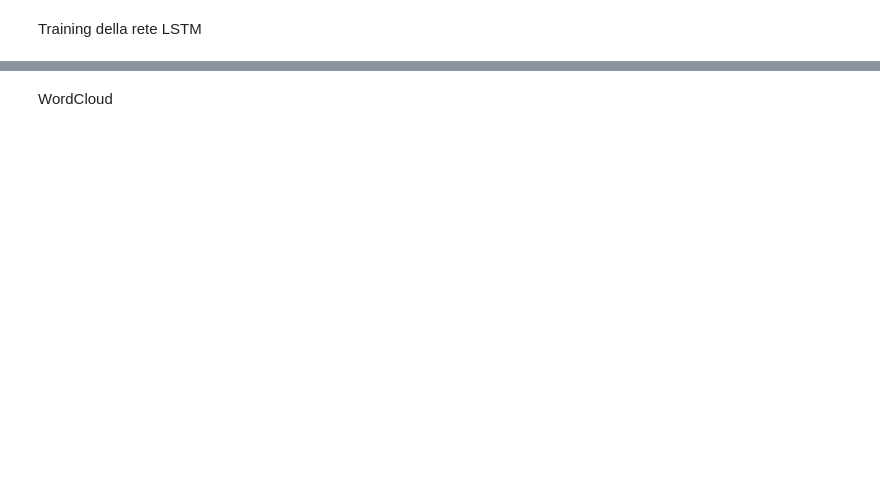
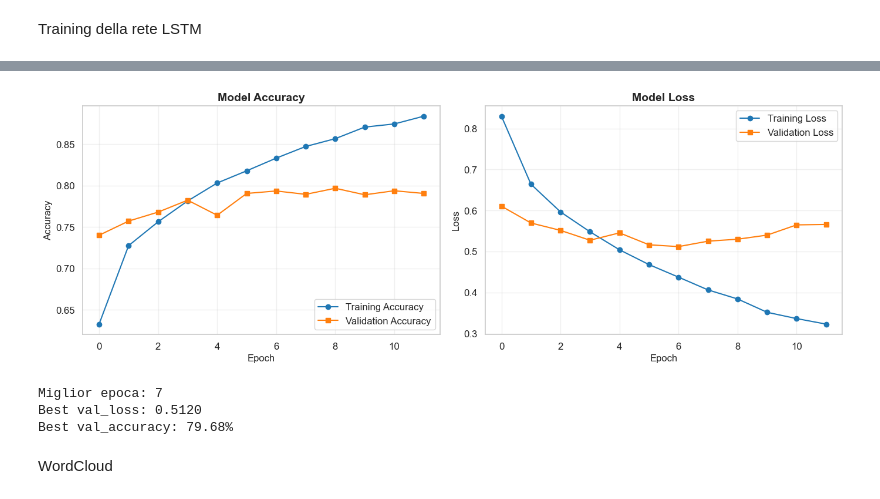
Before and after one commit to matteostronati/Data_science_project, a Jupyter notebook: notebooks/07_sentiment_analysis.ipynb, the cells around one changed output, grey strips where cells are left out. Drawn from its saved outputs; the diff is of its cells as text; code cells hidden in the pictures; blank space fills up the shorter version.

Commit message:
implementazione BILSTM

```diff
--- a/notebooks/07_sentiment_analysis.ipynb
+++ b/notebooks/07_sentiment_analysis.ipynb
@@ -727,3 +898,40 @@ Confusion Matrix:
+# %%
+def plot_training_BILSTM_history(history):
+
+    fig, (ax1, ax2) = plt.subplots(1, 2, figsize=(14, 5))
+
+    #Grafico Accuracy
+    ax1.plot(history.history['accuracy'], label='Training Accuracy', marker='o')
+    ax1.plot(history.history['val_accuracy'], label='Validation Accuracy', marker='s')
+    ax1.set_title('Model Accuracy', fontsize=14, fontweight='bold')
+    ax1.set_xlabel('Epoch', fontsize=12)
+    ax1.set_ylabel('Accuracy', fontsize=12)
+    ax1.legend(loc='lower right')
+    ax1.grid(True, alpha=0.3)
+
+    #Grafico Loss
+    ax2.plot(history.history['loss'], label='Training Loss', marker='o')
+    ax2.plot(history.history['val_loss'], label='Validation Loss', marker='s')
+    ax2.set_title('Model Loss', fontsize=14, fontweight='bold')
+    ax2.set_xlabel('Epoch', fontsize=12)
+    ax2.set_ylabel('Loss', fontsize=12)
+    ax2.legend(loc='upper right')
+    ax2.grid(True, alpha=0.3)
+
+    plt.tight_layout()
+    plt.show()
+
+plot_training_BILSTM_history(history_BILSTM)
+
+best_epoch = np.argmin(history_BILSTM.history['val_loss']) + 1
+print(f"\nMiglior epoca: {best_epoch}")
+print(f"Best val_loss: {min(history_BILSTM.history['val_loss']):.4f}")
+print(f"Best val_accuracy: {max(history_BILSTM.history['val_accuracy'])*100:.2f}%")
+# %% [output]
+[figure, added]
+Miglior epoca: 7
+Best val_loss: 0.5120
+Best val_accuracy: 79.68%
 # %% [markdown]
 WordCloud
 # %%
```
Also changed, not shown: parts of 16 cells of this notebook, 2 other files.
